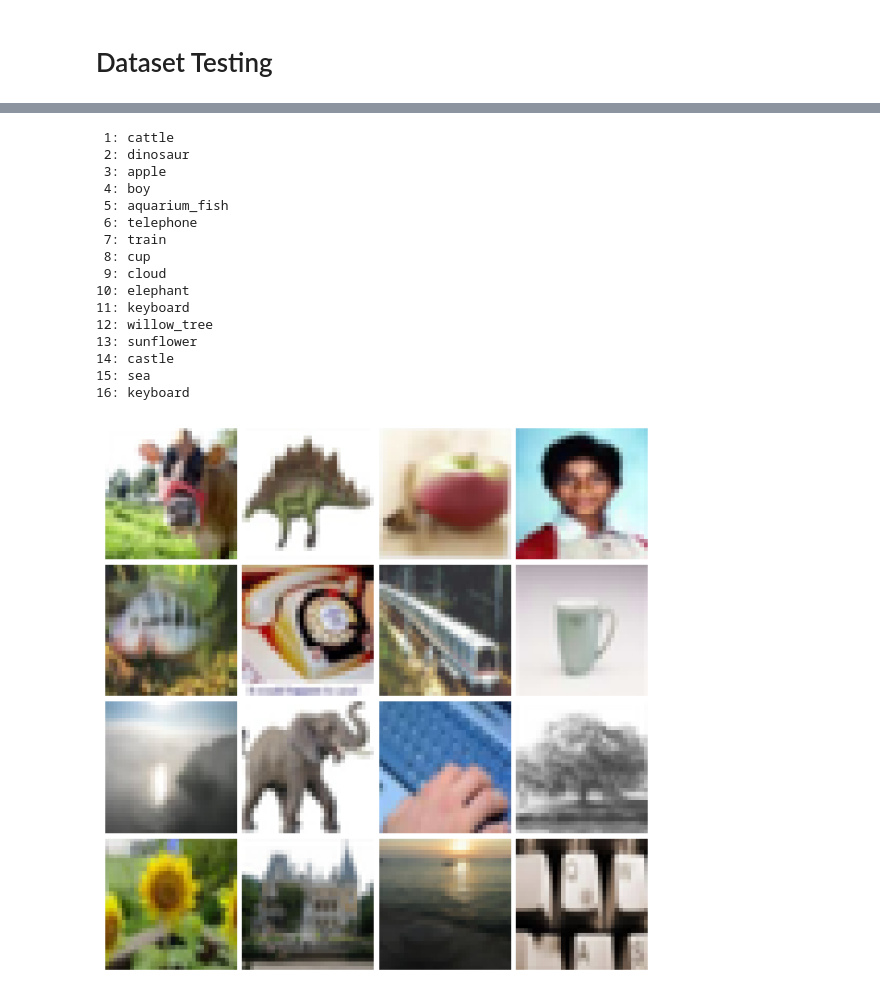
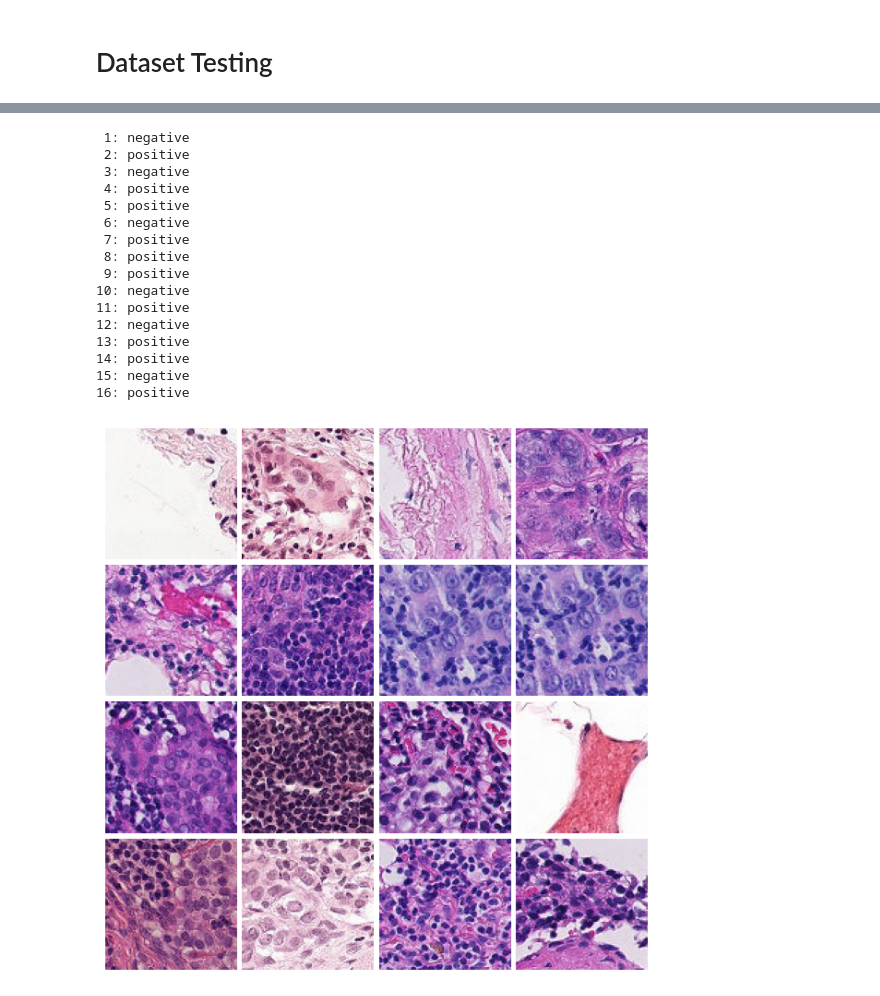
Before and after one commit to uvm-neurobotics-lab/stitching, a Jupyter notebook: src/sandbox.ipynb, the cells around one changed output, grey strips where cells are left out. Cells and saved outputs as stored; diff of their text form; code cells hidden in the pictures.

```diff
--- a/src/sandbox.ipynb
+++ b/src/sandbox.ipynb
@@ -437,9 +451,11 @@ pprint(model_names)
 # %% [markdown]
 # Dataset Testing
 # %%
+import utils.datasets
 import torchvision
 
-# sun_dataset = torchvision.datasets.SUN397("../data/SUN397", download=True)
-# scars_dataset = torchvision.datasets.StanfordCars("../data", split="train")
-# sst2_dataset = torchvision.datasets.RenderedSST2("../data", split="train", download=True)
-cifar100_dataset = torchvision.datasets.CIFAR100("../data", train=True, download=True)
+# test_data = torchvision.datasets.SUN397("../data/SUN397", download=True)
+# test_data = torchvision.datasets.StanfordCars("../data", split="test")
+# test_data = torchvision.datasets.RenderedSST2("../data", split="test", download=True)
+# test_data = torchvision.datasets.CIFAR100("../data", train=False, download=True)
+test_data = utils.datasets.PCAM("../data", split="test", download=True)
@@ -449,41 +462,41 @@ Extracting ../data/cifar-100-python.tar.gz to ../data
 # %%
 rows = 4
 cols = 4
 total = rows * cols
 fig, axes = plt.subplots(rows, cols, figsize=(6, 6))
 if rows * cols > 1:
     axes = axes.flatten()  # flatten for easier iteration
 
-samples = [cifar100_dataset[i] for i in range(total)]
+samples = [test_data[i] for i in range(total)]
 for i, (img, label) in enumerate(samples):
-    print(f"{i+1:>2d}: {cifar100_dataset.classes[label]}")
+    print(f"{i+1:>2d}: {test_data.classes[label]}")
     ax = axes[i] if total > 1 else axes
     ax.imshow(np.asarray(img))
     ax.axis('off')
 
 # Hide any unused subplots.
 for j in range(len(samples), total):
     axes[j].axis('off')
 
 # Alternate method of adjusting padding:
 # plt.subplots_adjust(wspace=0.1, hspace=0.1)
 plt.tight_layout(pad=0.3)
 plt.show()
 # %% [output]
- 1: cattle
- 2: dinosaur
- 3: apple
- 4: boy
- 5: aquarium_fish
- 6: telephone
- 7: train
- 8: cup
- 9: cloud
-10: elephant
-11: keyboard
-12: willow_tree
-13: sunflower
-14: castle
-15: sea
-16: keyboard
+ 1: negative
+ 2: positive
+ 3: negative
+ 4: positive
+ 5: positive
+ 6: negative
+ 7: positive
+ 8: positive
+ 9: positive
+10: negative
+11: positive
+12: negative
+13: positive
+14: positive
+15: negative
+16: positive
-[figure, old version]
+[figure, new version]
```
Also changed, not shown: parts of 3 cells of this notebook, 6 other files.
